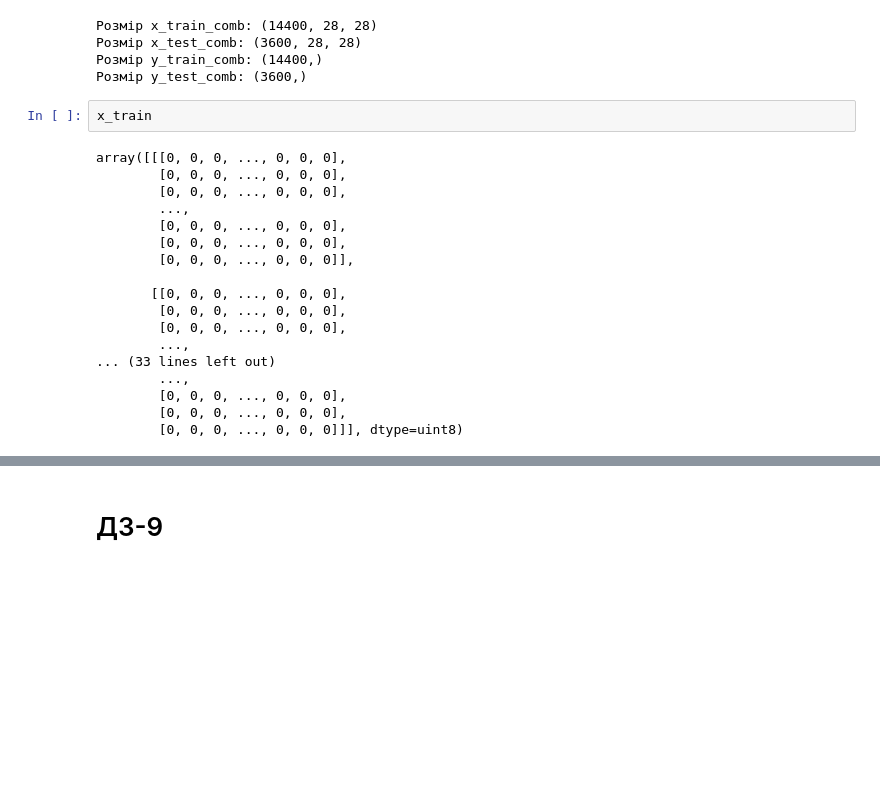
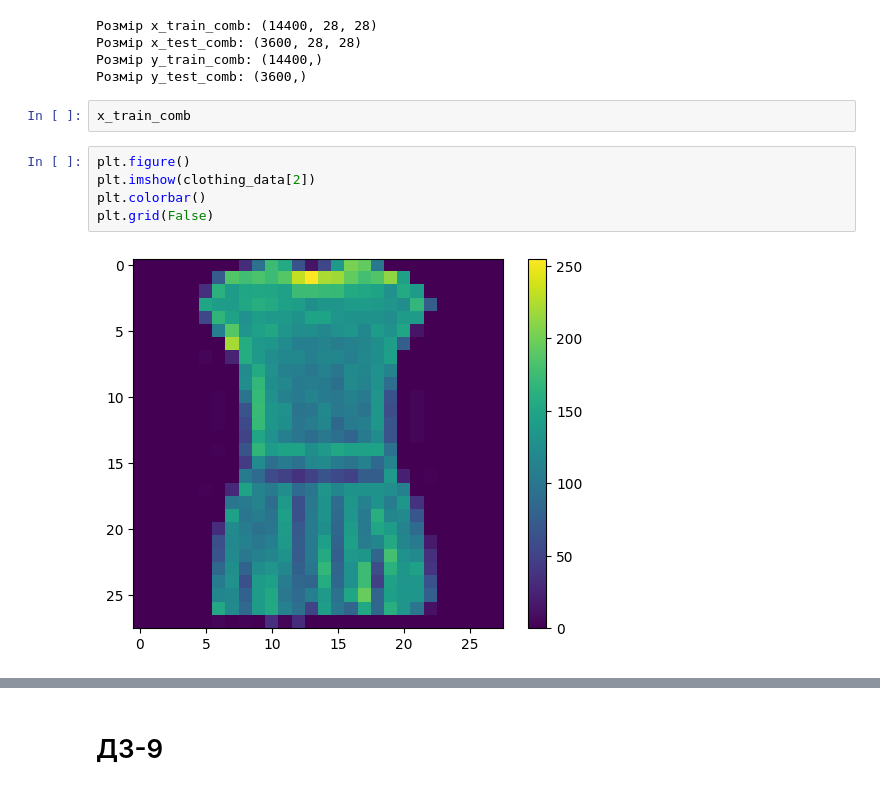
Before and after one commit to RostislavB74/NN_HW9, a Jupyter notebook: GoIT_HW_9.ipynb, the cells around one changed output, grey strips where cells are left out. Cells and saved outputs as stored; diff of their text form; blank space fills up the shorter version.

```diff
--- a/GoIT_HW_9.ipynb
+++ b/GoIT_HW_9.ipynb
@@ -180,25 +181,14 @@ print("Розмір y_test_comb:", y_test_comb.shape)
 Розмір x_test_comb: (3600, 28, 28)
 Розмір y_train_comb: (14400,)
 Розмір y_test_comb: (3600,)
-# %%
-x_train
-# %% [output]
-array([[[0, 0, 0, ..., 0, 0, 0],
-        [0, 0, 0, ..., 0, 0, 0],
-        [0, 0, 0, ..., 0, 0, 0],
-        ...,
-        [0, 0, 0, ..., 0, 0, 0],
-        [0, 0, 0, ..., 0, 0, 0],
-        [0, 0, 0, ..., 0, 0, 0]],
-
-       [[0, 0, 0, ..., 0, 0, 0],
-        [0, 0, 0, ..., 0, 0, 0],
-        [0, 0, 0, ..., 0, 0, 0],
-        ...,
-... (33 lines left out)
-        ...,
-        [0, 0, 0, ..., 0, 0, 0],
-        [0, 0, 0, ..., 0, 0, 0],
-        [0, 0, 0, ..., 0, 0, 0]]], dtype=uint8)
+# %%
+x_train_comb
+# %%
+plt.figure()
+plt.imshow(clothing_data[2])
+plt.colorbar()
+plt.grid(False)
+# %% [output]
+[figure, added]
 # %%
 plt.figure()
```
Also changed, not shown: parts of 29 cells of this notebook.
